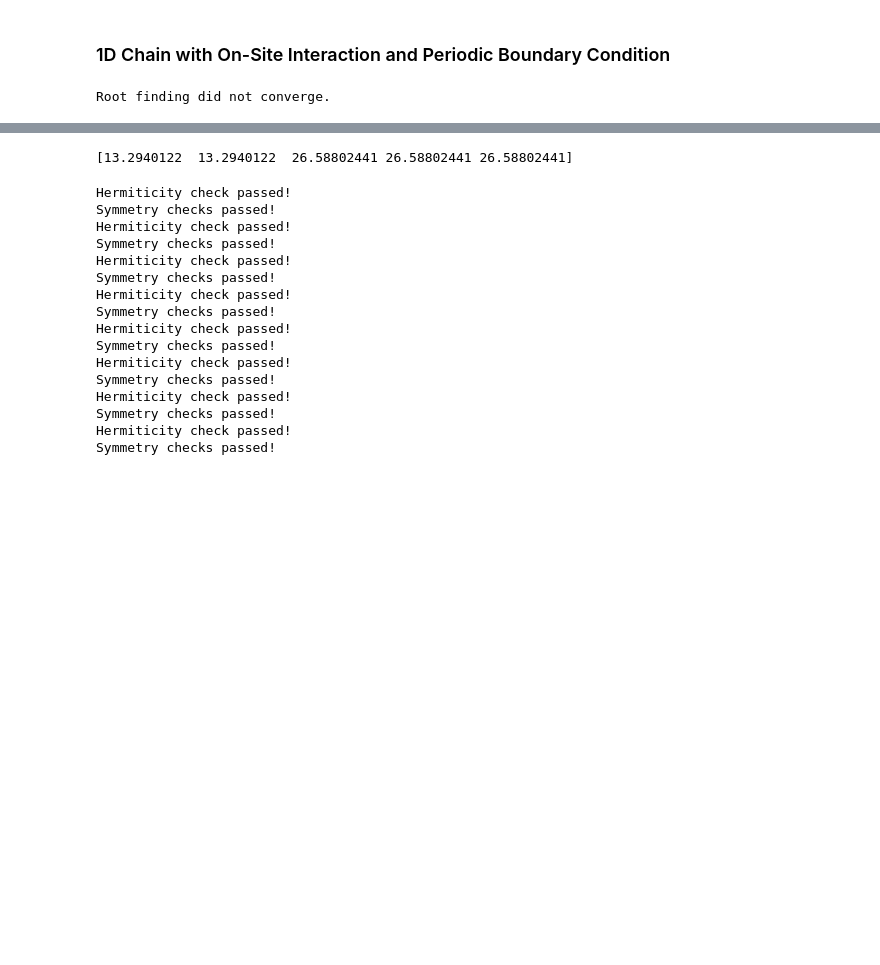
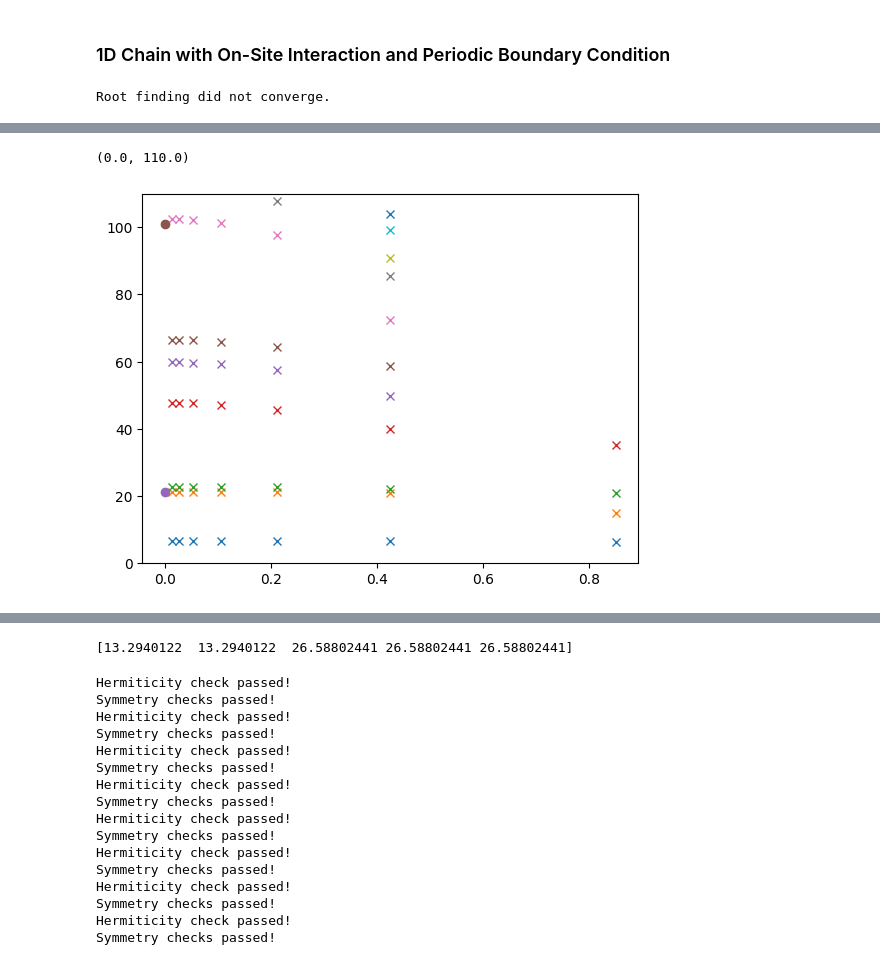
Before and after one commit to ZihanLi26/QFT, a Jupyter notebook: FHMsaved.ipynb, the cells around one changed output, grey strips where cells are left out. Cells and saved outputs as stored; diff of their text form; code cells hidden in the pictures; blank space fills up the shorter version.

```diff
--- a/FHMsaved.ipynb
+++ b/FHMsaved.ipynb
@@ -91,0 +269,44 @@ print(E_GS.tolist())
+# %%
+L = [4, 8, 16, 32, 64, 128, 256]
+a = [3.4/l for l in L]
+# %%
+#plt.plot(a, [-3.8771780965519915, -3.877174859248587, -3.877176777094138, -3.8771754018108933, -3.877170002356697, -3.8771722874578787, -3.8771794846850245], 'x')
+plt.plot(a, [6.194911892759967, 6.5096438629394004, 6.611145258180288, 6.63795349058979, 6.644752412087603, 6.646452262333263, 6.646867634629876],'x')
+#plt.plot(a,[13.29401220437653, 13.294012204376596, 13.294012204376443, 13.294012204375669, 13.294012204375361, 13.294012204374376, 13.29401220437213],'x')
+plt.plot(a,[14.861110363028448, 21.038214049654368, 21.079716068668276, 21.091871334152735, 21.09502406519766, 21.09581538004825, 21.096007005371792],'x')
+plt.plot(a,[20.995946996072988, 22.09639881002374, 22.586976256734328, 22.681289717123256, 22.703547195498334, 22.709030398711135, 22.710389808308847],'x')
+#plt.plot(a,[26.588024408753064, 26.58802440875313, 26.588024408753178, 26.58802440875256, 26.588024408752673, 26.588024408753018, 26.588024408751945],'x')
+plt.plot(a,[35.25422287902154, 39.962749582526385, 45.65592415518153, 47.171254403497485, 47.55553581362237, 47.6519396476888, 47.67605500627354],'x')
+#plt.plot(a,[39.88203661312957, 45.38859676653578, 51.1521559699103, 52.66516738385949, 53.04802021273221, 53.1440223776823, 53.16804100165786],'x')
+plt.plot(a[1:],[49.83620822205399, 57.5025824503814, 59.245607851633316, 59.6788101318734, 59.787009137864274, 59.814043815458255],'x')
+#plt.plot(a[1:],[53.227971709489275, 59.00202498632571, 60.524775992334824, 60.910435890180686, 61.007158063031476, 61.0313514142459],'x')
+plt.plot(a[1:],[58.68260897091231, 64.44616817428694, 65.95917958823608, 66.34203241710654, 66.43803458205505, 66.46205320602806],'x')
+#plt.plot(a[1:],[68.7192886650673, 96.87963426644804, 99.91513262387296, 100.6837248494329, 100.87647666075486, 100.92469595802908],'x')
+plt.plot(a[1:],[72.5320559065225, 97.75857230710248, 101.32700552454746, 102.18917987731604, 102.40355720269547, 102.45708028954907],'x')
+#plt.plot(a[1:],[77.48318132869508, 102.30431193982078, 105.33033476771985, 106.09604042546489, 106.28804475538168, 106.33608200330556],'x')
+plt.plot(a[1:],[85.36148690175344, 107.81087209322682, 111.16820178067572, 113.44801682585829, 114.02325676360651, 114.16739186292413],'x')
+plt.plot(a[1:],[90.77719353307157, 115.68486662870204, 116.60045412450026, 118.87917119619568, 119.45402835496199, 119.59806776786839],'x')
+plt.plot(a[1:],[99.2955126332044, 121.10488429760355, 124.4089889211415, 126.68234162995911, 127.25634247297252, 127.40018855737686],'x')
+plt.plot(a[1:],[104.07120573744815, 151.10096818706762, 129.89446632887677, 132.173183400569, 132.74804055934806, 132.89207997224258],'x')
+plt.plot(a[1:],[117.55811023723406, 153.54989699612813, 162.42274361192457, 165.23524798906317, 165.94004587096333, 166.11636673190614],'x')
+plt.plot(a[1:],[119.3870925025013, 158.96302806313767, 163.8592620182949, 166.5235241341199, 167.19510615185047, 167.36334144383363],'x')
+plt.plot(a[1:],[119.38709250250133, 169.2509373109404, 169.26562150835866, 171.92719140892686, 172.59805073266375, 172.76610876952583],'x')
+plt.plot(a[1:],[122.87177809523087, 174.64438465709222, 197.230480613233, 204.74166891551616, 206.65283199330273, 207.13271998038837],'x')
+plt.plot(a[2:],[182.53535231499842, 202.64287521217804, 210.1534751838278, 212.06428352377768, 212.5440775388527],'x')
+plt.plot(a[3:],[210.51046167397266, 218.01729319770317, 219.9277384746218, 220.40746588827523],'x')
+plt.plot(a[3:],[215.93688741655407, 223.44748738819987, 225.35829572815538, 225.8380897432372],'x')
+plt.plot(a[3:],[227.79918057662732, 232.35926485351652, 233.5097081710794, 233.79796677562553],'x')
+plt.plot(a[3:],[229.00467014485912, 233.81256664602398, 235.01431761763803, 235.31484939671765],'x')
+plt.plot(a[3:],[233.20090824900137, 237.75834239239092, 238.90805670995732, 239.19613553573654],'x')
+plt.plot(a[3:],[249.84411683622002, 257.7137287298015, 259.7172683603459, 260.220385953028],'x')
+plt.plot(a[3:],[255.30804259603661, 263.20149539655654, 265.2083059014443, 265.71211854050966],'x')
+plt.plot(a[3:],[302.08286698274435, 320.58876113332076, 324.8497152123995, 325.48979675990483],'x')
+#plt.plot(0, -3.8771720713820073, 'o')
+plt.plot(0, 21.09608185095426, 'o')
+plt.plot(0, 100.94090290734283, 'o')b
+plt.plot(0, 233.89405308306846, 'o')
+plt.ylim(0, 110)
+#plt.yscale('log')
+# %% [output]
+(0.0, 110.0)
+[figure, added]
```
Also changed, not shown: parts of 29 cells of this notebook.
